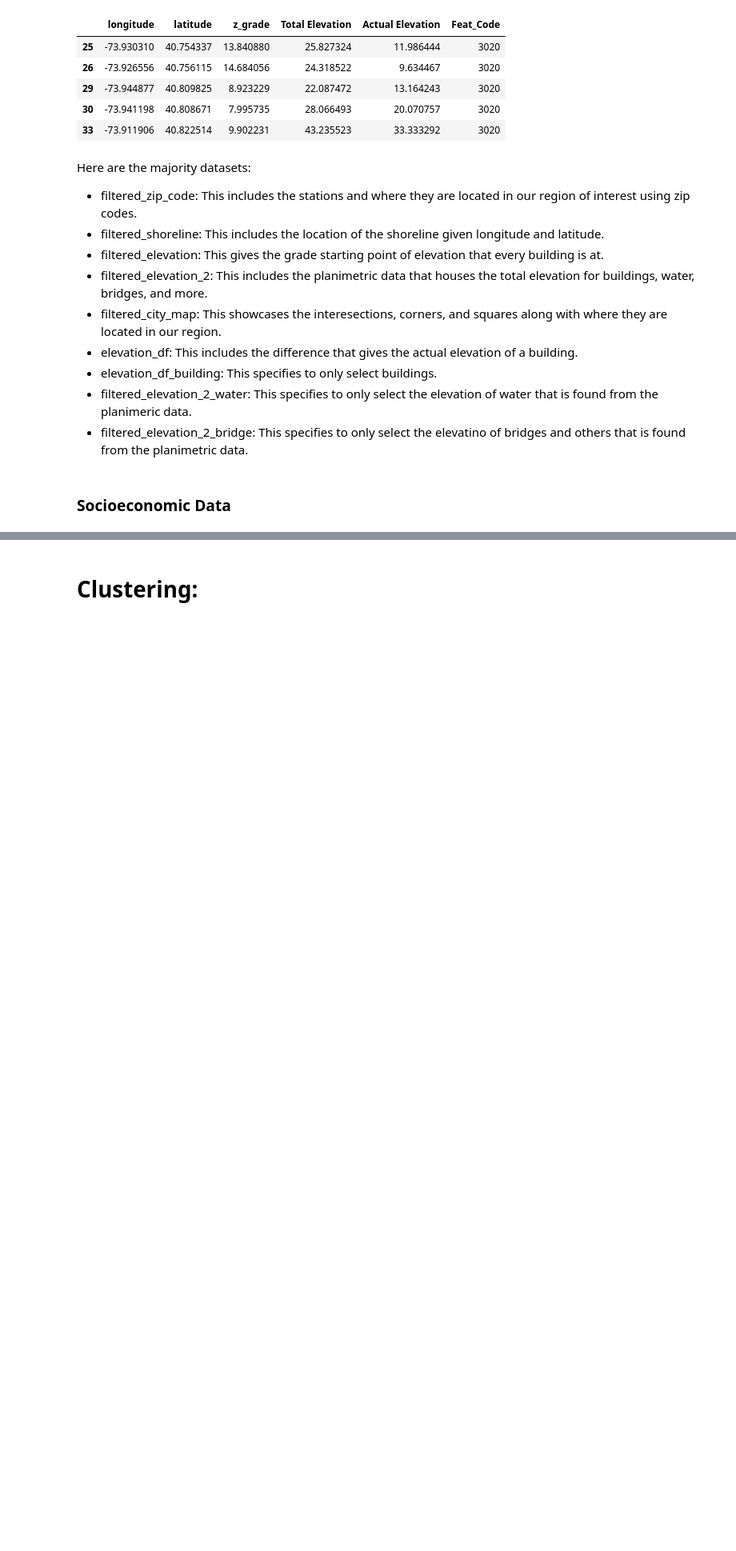
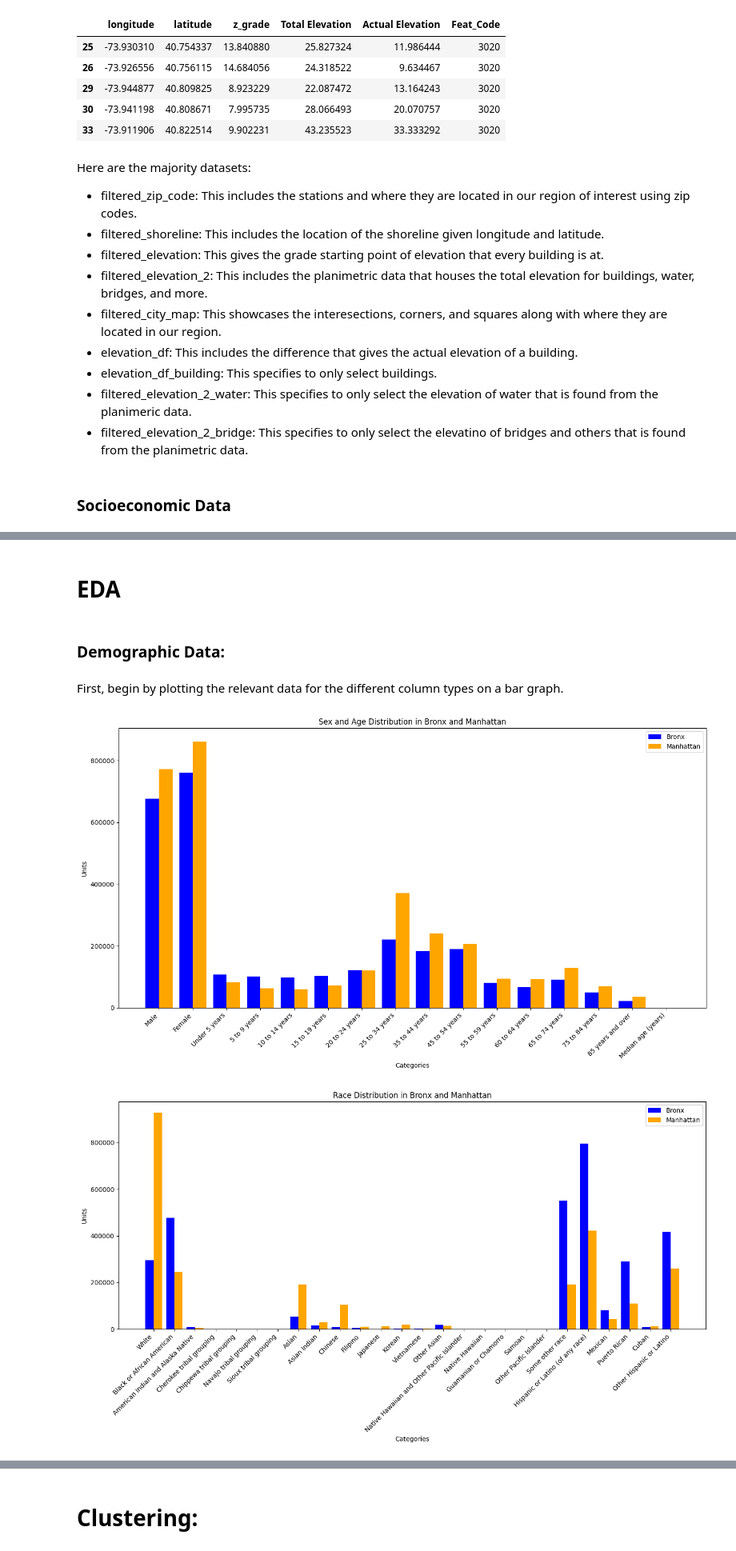
Before and after one commit to JZembower/UHI_Index_Prediction_Model, a Jupyter notebook: Clustering.ipynb, the cells around one changed output, grey strips where cells are left out. Shown at 80% size. Saved outputs shown, nothing was run; the diff lists cells and outputs as text; code cells hidden in the pictures; blank space fills up the shorter version.

```diff
--- a/Clustering.ipynb
+++ b/Clustering.ipynb
@@ -180,0 +220,49 @@ Build out two clusters of data relating to the socioeconomic implications for Ma
+# %% [markdown]
+# EDA
+# %% [markdown]
+### Demographic Data:
+# %% [markdown]
+First, begin by plotting the relevant data for the different column types on a bar graph.
+# %%
+def plot_distribution(bronx_data, manhattan_data, title):
+    fig, ax = plt.subplots(figsize=(14, 8))
+    # Define the width of the bars
+    bar_width = 0.4
+
+    # Define the positions of the bars
+    r1 = np.arange(len(bronx_data.columns))
+    r2 = [x + bar_width for x in r1]
+
+    # Plot Bronx data
+    ax.bar(r1, bronx_data.iloc[0], width=bar_width, color='blue', label='Bronx')
+
+    # Plot Manhattan data
+    ax.bar(r2, manhattan_data.iloc[0], width=bar_width, color='orange', label='Manhattan')
+
+    # Set the position of the x ticks
+    ax.set_xticks([r + bar_width / 2 for r in range(len(bronx_data.columns))])
+    ax.set_xticklabels(bronx_data.columns)
+
+    # Set labels and title
+    ax.set_xlabel('Categories')
+    ax.set_ylabel('Units')
+    ax.set_title(title)
+    ax.legend()
+
+    plt.xticks(rotation=45, ha='right')
+    plt.tight_layout()
+    plt.show()
+# %%
+# Plotting the Bronx and Manhattan sex and age data
+plot_distribution(bronx_sex_age, manhattan_sex_age, 'Sex and Age Distribution in Bronx and Manhattan')
+# Plotting the Bronx and Manhattan race data
+plot_distribution(bronx_race, manhattan_race, 'Race Distribution in Bronx and Manhattan')
+# Plotting the Bronx and Manhattan housing data
+plot_distribution(bronx_housing, manhattan_housing, 'Housing Distribution in Bronx and Manhattan')
+# Plotting the Bronx and Manhattan citizen data
+plot_distribution(bronx_citizen, manhattan_citizen, 'Citizen Distribution in Bronx and Manhattan')
+# Plotting the Bronx and Manhattan population data
+plot_distribution(bronx_population, manhattan_population, 'Population Distribution in Bronx and Manhattan')
+# %% [output]
+[figure, added]
+[figure, added]
```
Also changed, not shown: parts of 13 cells of this notebook, 2 other files.
